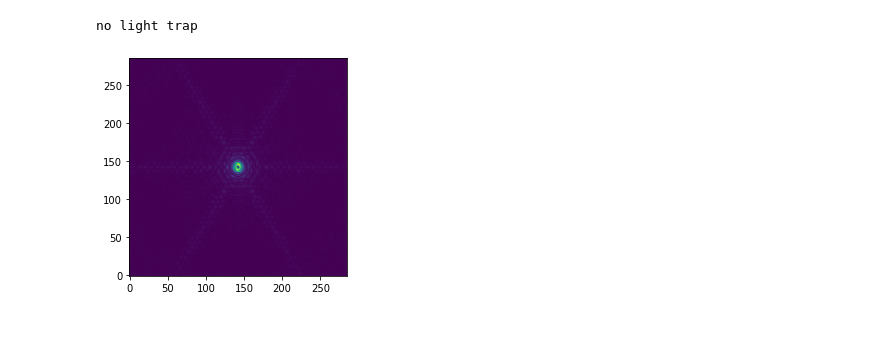
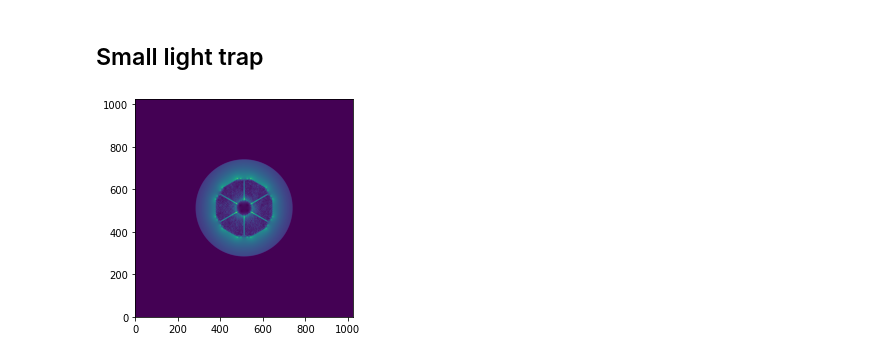
Before and after one commit to vortex-exoplanet/HEEPS, a Jupyter notebook: tools/light_trap.ipynb, the cells around one changed output. Saved outputs shown, nothing was run; the diff lists cells and outputs as text; code cells hidden in the pictures; blank space fills up the shorter version.

```diff
--- a/tools/light_trap.ipynb
+++ b/tools/light_trap.ipynb
@@ -28,0 +8,13 @@ def PSF_at_lighttrap(**conf):
+# %%
+diam_ext = 36.905                       # m
+diam_nominal = 38.542                   # m
+diam_nominal_METIS = 19.9               # mm
+scaling = diam_nominal/diam_nominal_METIS
+lt1_dist = 54*scaling                   # lith trap distance upstream of LS
+lt1_diam = 33*scaling/diam_ext          # lith trap normalized diameter
+lt2_dist = 198.7*scaling                # large lith trap distance upstream of LS
+lt2_diam = 61*scaling/diam_ext          # large lith trap normalized diameter
+print('lt1_dist = %.2f m'%lt1_dist)
+print('lt1_diam = %.2f (times diam_ext)'%lt1_diam)
+print('lt2_dist = %.2f m'%lt2_dist)
+print('lt2_diam = %.2f (times diam_ext)'%lt2_diam)
@@ -28,0 +55,29 @@ def PSF_at_lighttrap(**conf):
+# %%
+verbose = False
+def PSF_at_lighttrap(**conf):
+    # apply phase screen (scao residuals, ncpa, petal piston)
+    wf = heeps.wavefront.add_errors(deepcopy(wf0), phase_screen=phase_screens[0], verbose=verbose, **conf)
+    wf = heeps.optics.fp_mask(wf, verbose=verbose, **conf)
+    show_wf(wf, 'amp', npupil=1024, savefits=True)
+    wf = heeps.optics.lyot_stop(wf, verbose=verbose, **conf)
+    return heeps.optics.detector(wf, verbose=verbose, **conf)
+def raw_contrast(psfs):
+    x = conf['pscale']*1e-3*np.arange(rim)
+    plt.figure(figsize=(12,4))
+    for psf_ON in psfs:
+        y1 = impro.get_radial_profile(psf_OFF, (rim,rim), 1)[:-1]
+        y2 = impro.get_radial_profile(psf_ON, (rim,rim), 1)[:-1]
+        # normalize by the peak of the off-axis PSF
+        peak = np.max(y1)
+        y1 /= peak
+        y2 /= peak
+        # x axis in lam/D
+        plt.plot(x,y2)
+    plt.loglog()
+    plt.grid(True), plt.grid(which='minor', linestyle=':')
+    plt.xlabel('Angular separation $[arcsec]$')
+    plt.ylabel('raw contrast')
+    plt.xlim(0.02, 0.75)
+    plt.ylim(1e-8,1e-2)
+    plt.xticks([0.02, 0.05, 0.1, 0.2, 0.5])
+    plt.gca().xaxis.set_major_formatter(plt.ScalarFormatter())
@@ -34,5 +95,6 @@ no light trap
+# %% [markdown]
+## Small light trap
 # %%
-psf = PSF_at_lighttrap(**dict(conf, lt_diam=1, lt_dist=.001))
+psf2 = PSF_at_lighttrap(**dict(conf, lt_diam=lt1_diam, lt_dist=lt1_dist))
 # %% [output]
-no light trap
-[figure, old version]
+[figure, new version]
```
Also changed, not shown: parts of 24 cells of this notebook, 1 other file.
